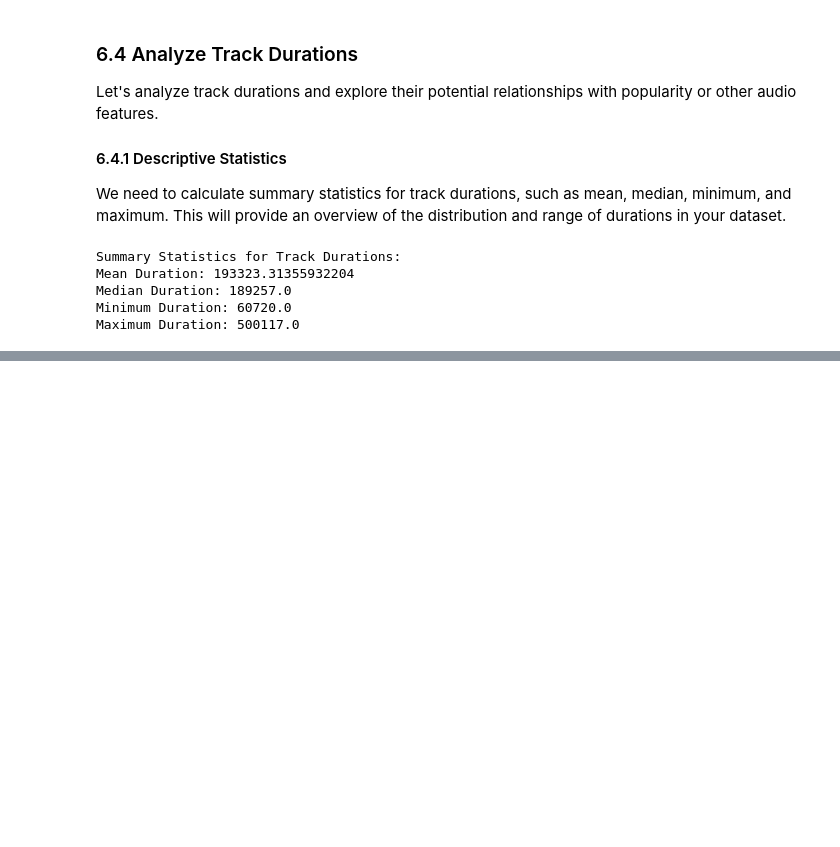
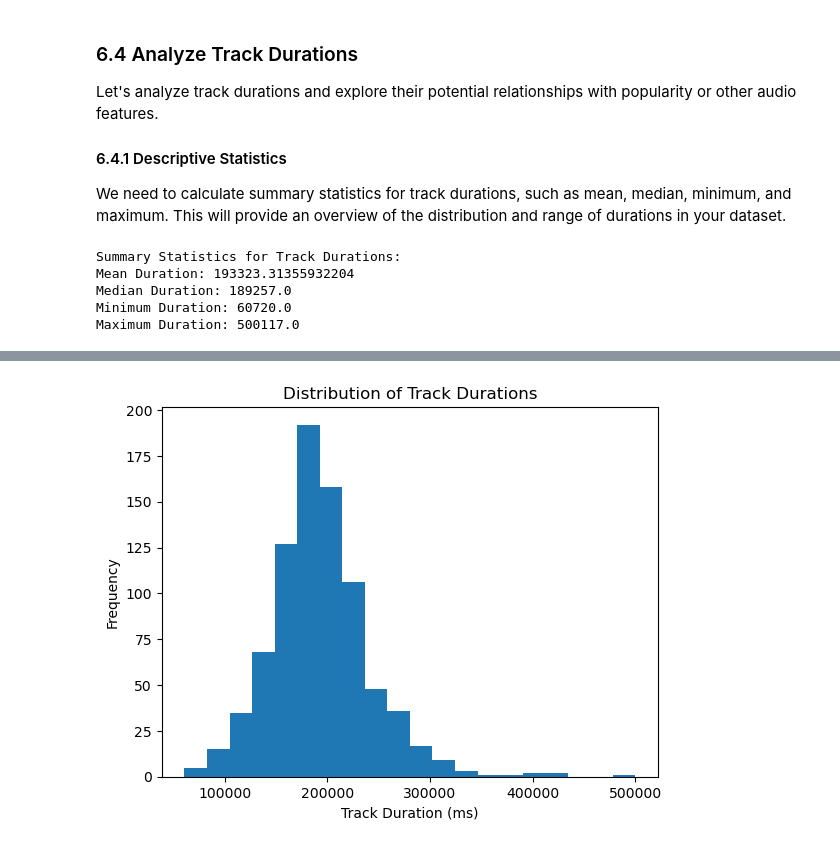
Before and after one commit to aishtomer/Spotifind, a Jupyter notebook: Exploratory Data Analysis of Music Trends on Spotify - Jupyter Notebook.ipynb, the cells around one changed output, grey strips where cells are left out. Saved outputs shown, nothing was run; the diff lists cells and outputs as text; code cells hidden in the pictures; blank space fills up the shorter version.

Commit message:
Analyse track durations using visualizations.

```diff
--- a/Exploratory Data Analysis of Music Trends on Spotify - Jupyter Notebook.ipynb
+++ b/Exploratory Data Analysis of Music Trends on Spotify - Jupyter Notebook.ipynb
@@ -804,0 +811,9 @@ Maximum Duration: 500117.0
+# %%
+# Plotting a histogram of track durations
+plt.hist(df_track['duration_ms'], bins=20)
+plt.xlabel('Track Duration (ms)')
+plt.ylabel('Frequency')
+plt.title('Distribution of Track Durations')
+plt.show()
+# %% [output]
+[figure, added]
```
Also changed, not shown: parts of 4 cells of this notebook.
